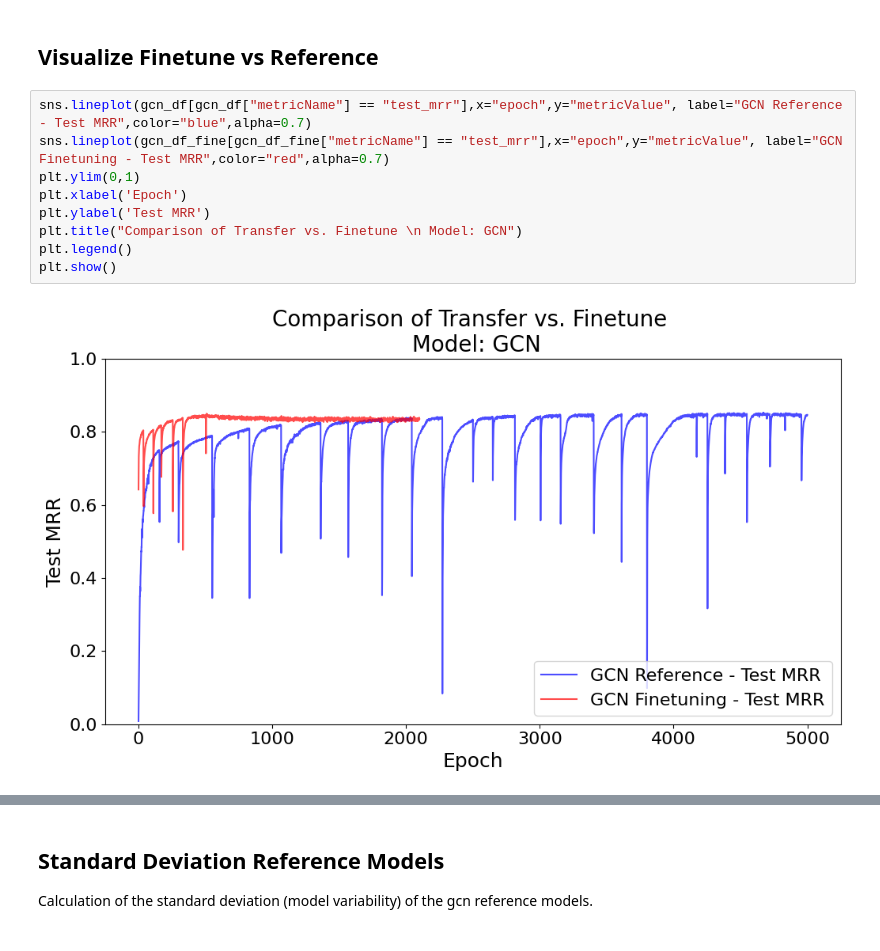
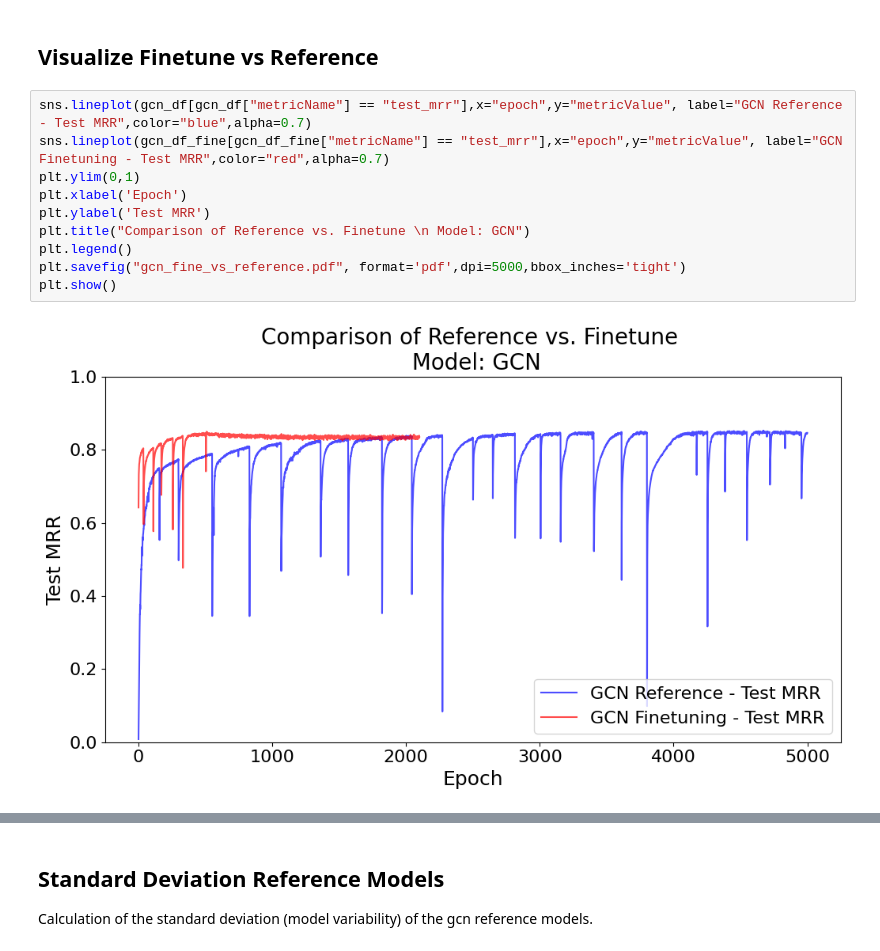
Before and after one commit to tmandelz/link-prediction-in-graphs, a Jupyter notebook: evaluation/5_visualise_results_training_curves_puplication.ipynb, the cells around one changed output, grey strips where cells are left out. Drawn from its saved outputs; the diff is of its cells as text.

```diff
--- a/evaluation/5_visualise_results_training_curves_puplication.ipynb
+++ b/evaluation/5_visualise_results_training_curves_puplication.ipynb
@@ -445,14 +447,15 @@ plt.show()
 # %%
 sns.lineplot(gcn_df[gcn_df["metricName"] == "test_mrr"],x="epoch",y="metricValue", label="GCN Reference - Test MRR",color="blue",alpha=0.7)
 sns.lineplot(gcn_df_fine[gcn_df_fine["metricName"] == "test_mrr"],x="epoch",y="metricValue", label="GCN Finetuning - Test MRR",color="red",alpha=0.7)
 plt.ylim(0,1)
 plt.xlabel('Epoch')
 plt.ylabel('Test MRR')
-plt.title("Comparison of Transfer vs. Finetune \n Model: GCN")
+plt.title("Comparison of Reference vs. Finetune \n Model: GCN")
 plt.legend()
+plt.savefig("gcn_fine_vs_reference.pdf", format='pdf',dpi=5000,bbox_inches='tight')
 plt.show()
 # %% [output]
-[figure, old version]
+[figure, new version]
 # %%
 sns.lineplot(gin_df[gin_df["metricName"] == "test_mrr"],x="epoch",y="metricValue", label="GIN Reference - Test MRR",color="blue",alpha=0.7)
 sns.lineplot(gin_df_fine[gin_df_fine["metricName"] == "test_mrr"],x="epoch",y="metricValue", label="GIN Finetuning - Test MRR",color="red",alpha=0.7)
```
Also changed, not shown: parts of 9 cells of this notebook.
